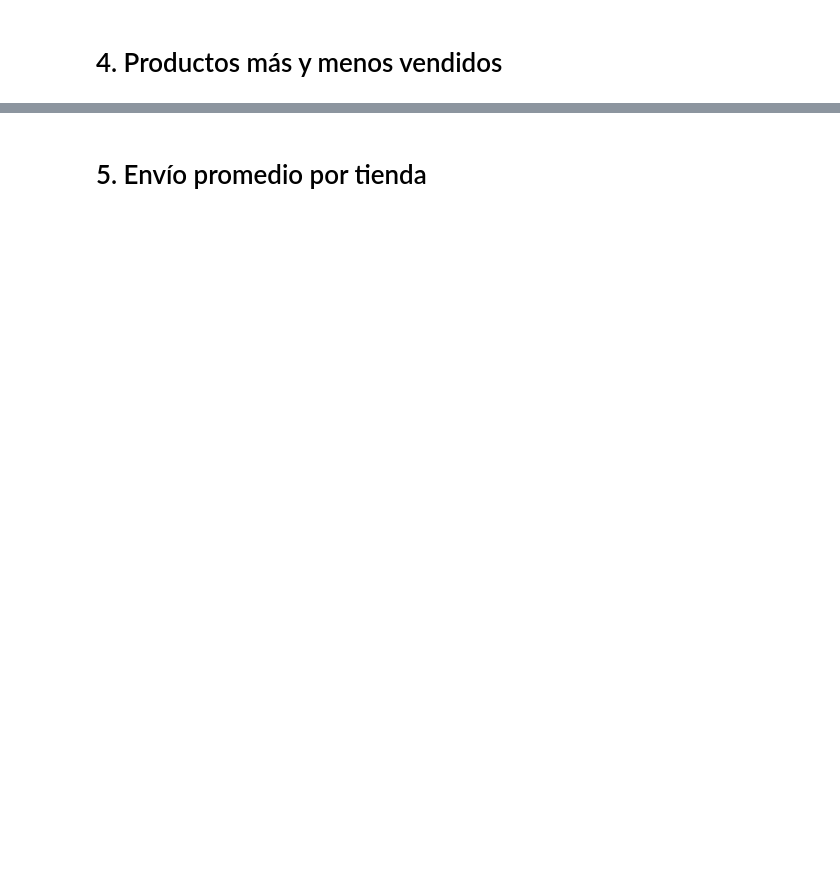
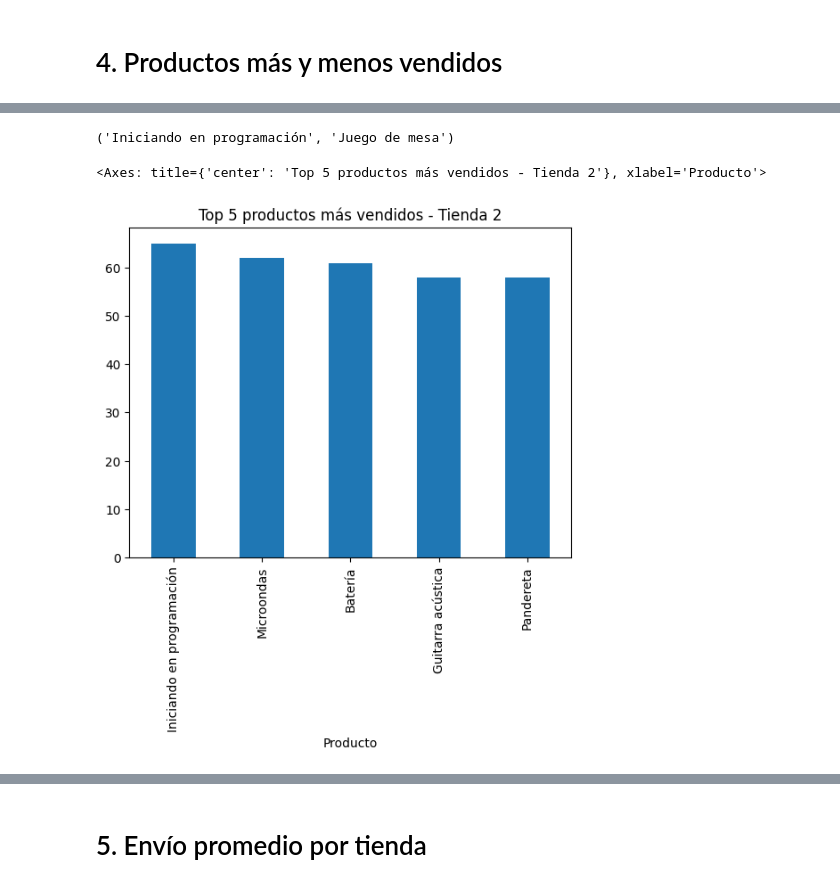
Before and after one commit to vapavezs/alura-store-analysis, a Jupyter notebook: notebooks/AluraStoreLatam.ipynb, the cells around one changed output, grey strips where cells are left out. Cells and saved outputs as stored; diff of their text form; code cells hidden in the pictures; blank space fills up the shorter version.

```diff
--- a/notebooks/AluraStoreLatam.ipynb
+++ b/notebooks/AluraStoreLatam.ipynb
@@ -33,0 +394,3 @@ tienda.head()
+# %%
+productos_tienda2 = tienda2['Producto'].value_counts()
+productos_tienda2
@@ -33,0 +417,12 @@ tienda.head()
+# %%
+producto_mas_vendido_2 = productos_tienda2.idxmax()
+producto_menos_vendido_2 = productos_tienda2.idxmin()
+
+producto_mas_vendido_2, producto_menos_vendido_2
+# %% [output]
+('Iniciando en programación', 'Juego de mesa')
+# %%
+productos_tienda2.head(5).plot(kind='bar', title='Top 5 productos más vendidos - Tienda 2')
+# %% [output]
+<Axes: title={'center': 'Top 5 productos más vendidos - Tienda 2'}, xlabel='Producto'>
+[figure, added]
```
Also changed, not shown: parts of 89 cells of this notebook.
